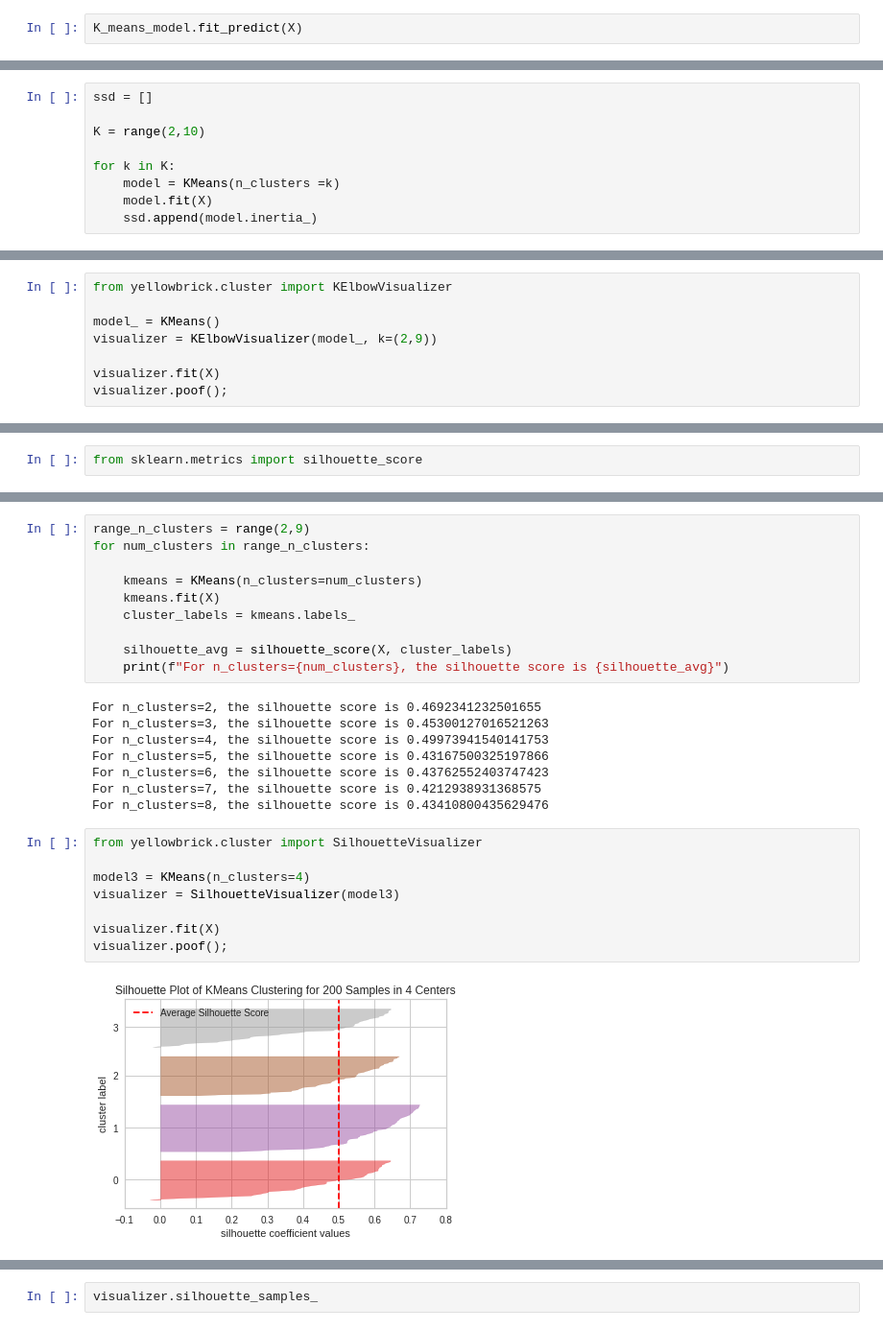
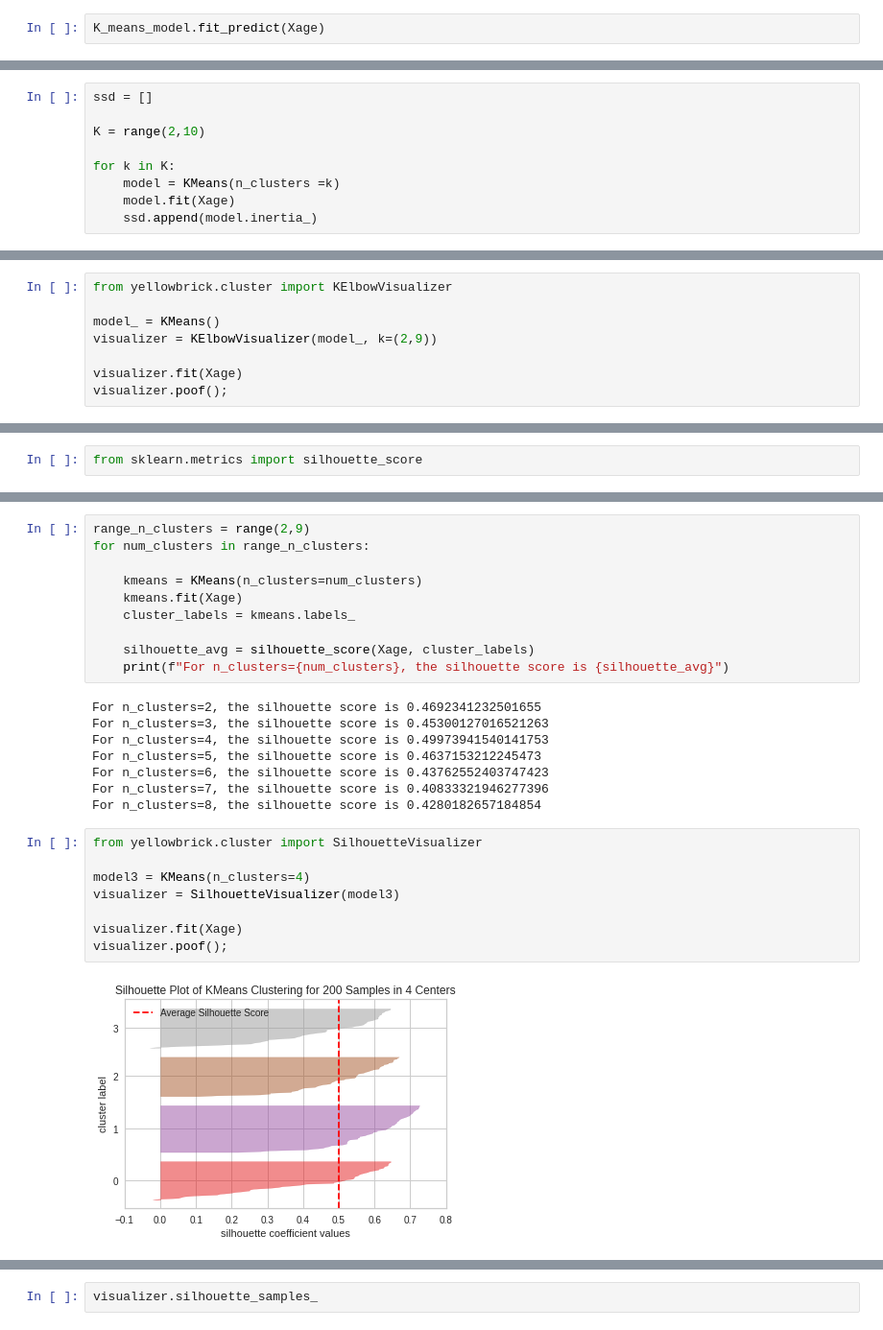
Before and after one commit to simsekibrahim/Cluestering_Analysis_Customers_Segmentation_Project, a Jupyter notebook: Cluestering_Analysis_Customers_Segmentation_Project.ipynb, the cells around one changed output, grey strips where cells are left out. Shown at 96% size. Cells and saved outputs as stored; diff of their text form.

```diff
--- a/Cluestering_Analysis_Customers_Segmentation_Project.ipynb
+++ b/Cluestering_Analysis_Customers_Segmentation_Project.ipynb
@@ -332,3 +332,3 @@ array([3, 1, 4, 1, 3, 1, 4, 1, 0, 1, 0, 1, 0, 1, 4, 1, 3, 3, 0, 1, 3, 1,
 # %%
-K_means_model.fit_predict(X)
+K_means_model.fit_predict(Xage)
 # %% [output]
@@ -427,7 +427,7 @@ K = range(2,10)
 
 for k in K:
     model = KMeans(n_clusters =k)
-    model.fit(X)
+    model.fit(Xage)
     ssd.append(model.inertia_)
 # %%
 plt.plot(K, ssd, "bo--")
@@ -488,6 +488,6 @@ from yellowbrick.cluster import KElbowVisualizer
 model_ = KMeans()
 visualizer = KElbowVisualizer(model_, k=(2,9))
 
-visualizer.fit(X)
+visualizer.fit(Xage)
 visualizer.poof();
 # %% [output]
@@ -518,29 +518,29 @@ range_n_clusters = range(2,9)
 for num_clusters in range_n_clusters:
 
     kmeans = KMeans(n_clusters=num_clusters)
-    kmeans.fit(X)
+    kmeans.fit(Xage)
     cluster_labels = kmeans.labels_
 
-    silhouette_avg = silhouette_score(X, cluster_labels)
+    silhouette_avg = silhouette_score(Xage, cluster_labels)
     print(f"For n_clusters={num_clusters}, the silhouette score is {silhouette_avg}")
 # %% [output]
 For n_clusters=2, the silhouette score is 0.4692341232501655
 For n_clusters=3, the silhouette score is 0.45300127016521263
 For n_clusters=4, the silhouette score is 0.49973941540141753
-For n_clusters=5, the silhouette score is 0.43167500325197866
+For n_clusters=5, the silhouette score is 0.4637153212245473
 For n_clusters=6, the silhouette score is 0.43762552403747423
-For n_clusters=7, the silhouette score is 0.4212938931368575
-For n_clusters=8, the silhouette score is 0.43410800435629476
+For n_clusters=7, the silhouette score is 0.40833321946277396
+For n_clusters=8, the silhouette score is 0.4280182657184854
 # %%
 from yellowbrick.cluster import SilhouetteVisualizer
 
 model3 = KMeans(n_clusters=4)
 visualizer = SilhouetteVisualizer(model3)
 
-visualizer.fit(X)
+visualizer.fit(Xage)
 visualizer.poof();
 # %% [output]
-[figure, old version]
+[figure, new version]
 # %%
 model3.labels_
 # %% [output]
```
Also changed, not shown: parts of 87 cells of this notebook.
